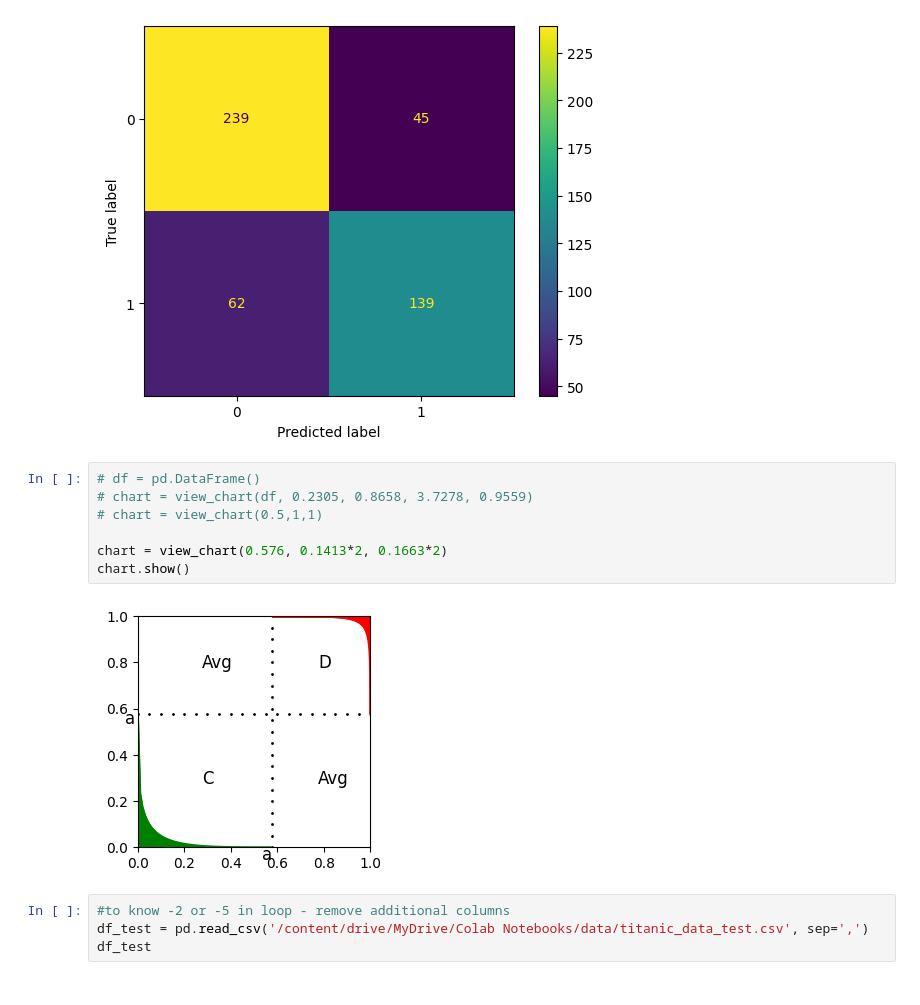
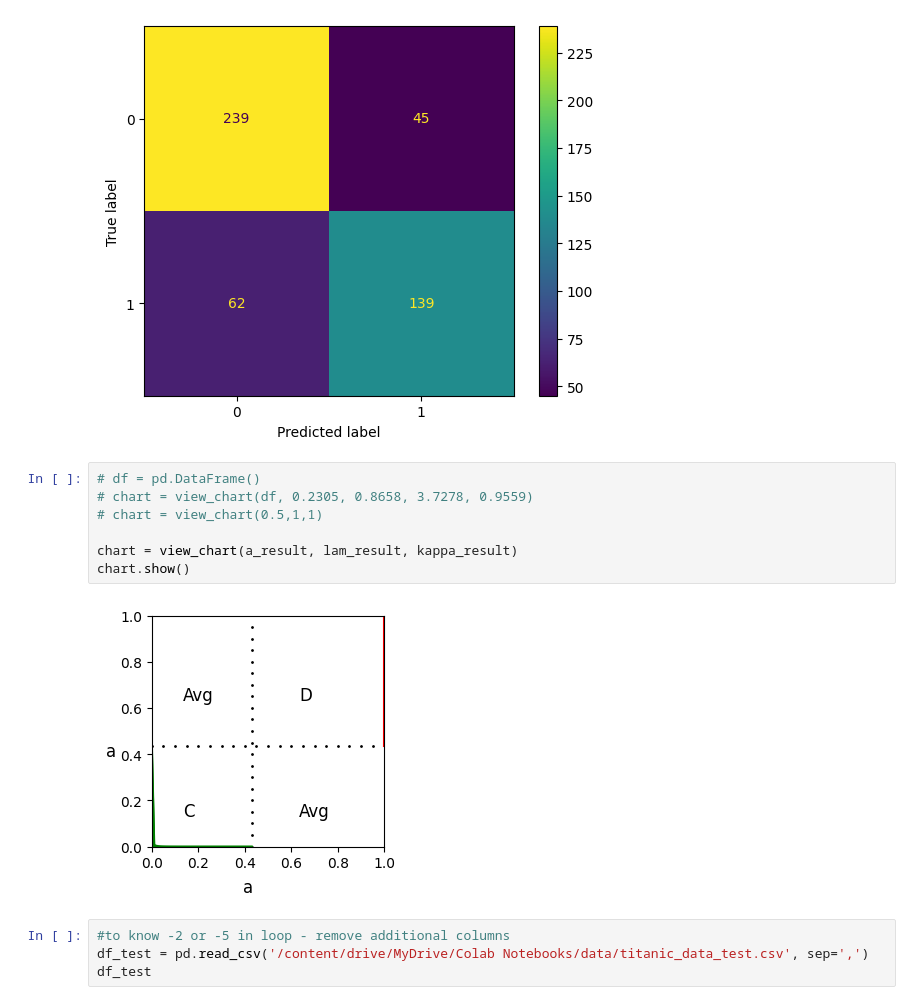
Before and after one commit to erikaminarikova/REFRESH, a Jupyter notebook: Example_9_ordinal_sums_titanic_data_2classes_different_learning_methods.ipynb, the cells around one changed output. Saved outputs shown, nothing was run; the diff lists cells and outputs as text.

```diff
--- a/Example_9_ordinal_sums_titanic_data_2classes_different_learning_methods.ipynb
+++ b/Example_9_ordinal_sums_titanic_data_2classes_different_learning_methods.ipynb
@@ -476,12 +476,12 @@ Recall =  0.7665457921659309
 # %%
 # df = pd.DataFrame()
 # chart = view_chart(df, 0.2305, 0.8658, 3.7278, 0.9559)
 # chart = view_chart(0.5,1,1)
 
-chart = view_chart(0.576, 0.1413*2, 0.1663*2)
+chart = view_chart(a_result, lam_result, kappa_result)
 chart.show()
 # %% [output]
-[figure, old version]
+[figure, new version]
 # %%
 #to know -2 or -5 in loop - remove additional columns
 df_test = pd.read_csv('/content/drive/MyDrive/Colab Notebooks/data/titanic_data_test.csv', sep=',')
```
